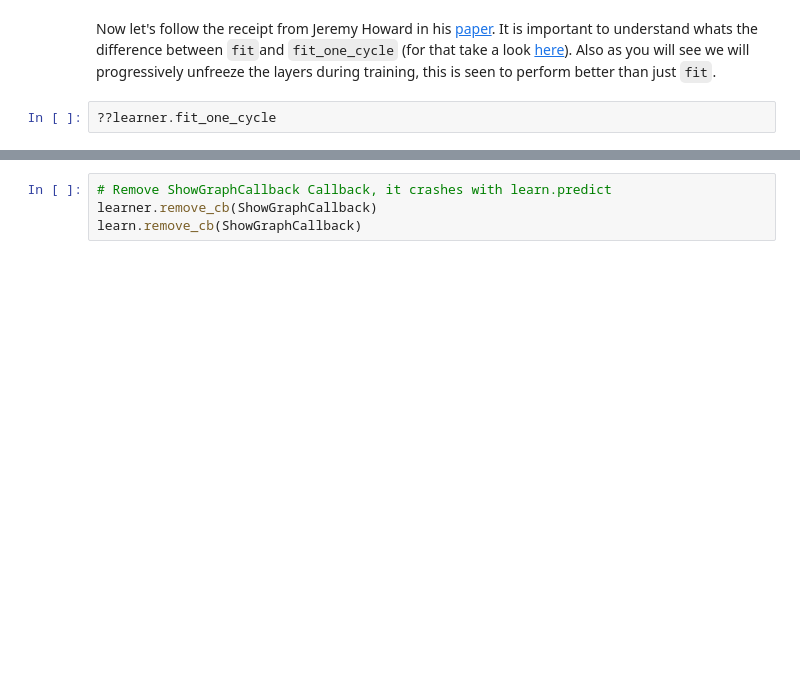
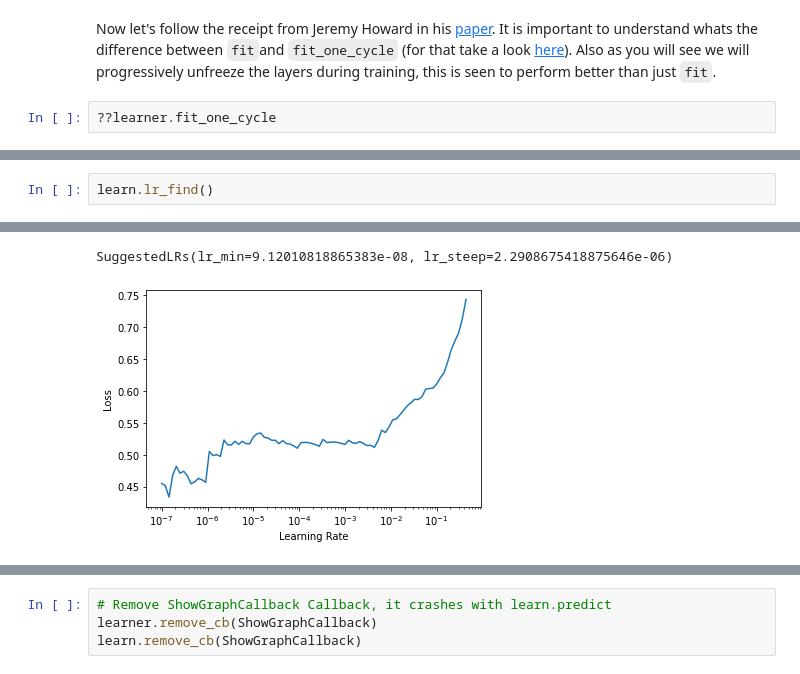
Before and after one commit to arnaujc91/ULMFit, a Jupyter notebook: ULMFit_final.ipynb, the cells around one changed output, grey strips where cells are left out. Cells and saved outputs as stored; diff of their text form; blank space fills up the shorter version.

```diff
--- a/ULMFit_final.ipynb
+++ b/ULMFit_final.ipynb
@@ -405,0 +608,3 @@ learn.fit_one_cycle(12,  2e-3)
+# %%
+learn.lr_find()
+# %% [output]
@@ -406,2 +612,4 @@ learn.fit_one_cycle(12,  2e-3)
+SuggestedLRs(lr_min=9.12010818865383e-08, lr_steep=2.2908675418875646e-06)
+[figure, added]
 # %%
 # REFINING 1
```
Also changed, not shown: parts of 111 cells of this notebook.
